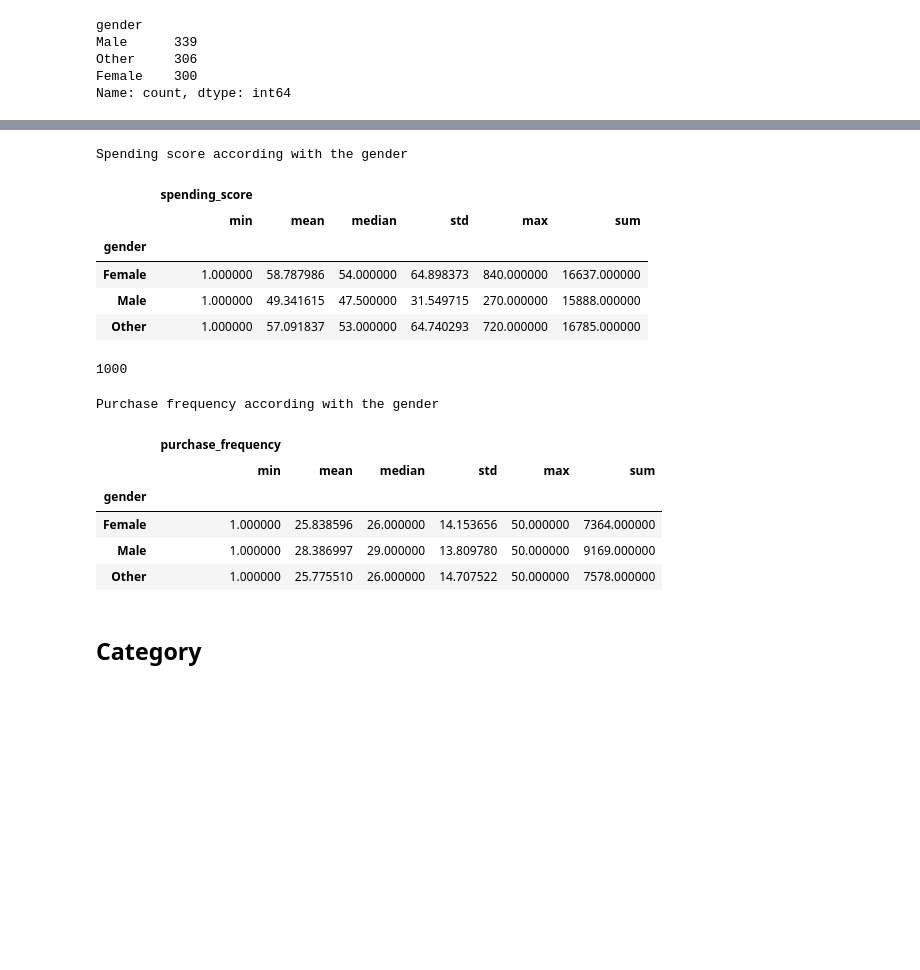
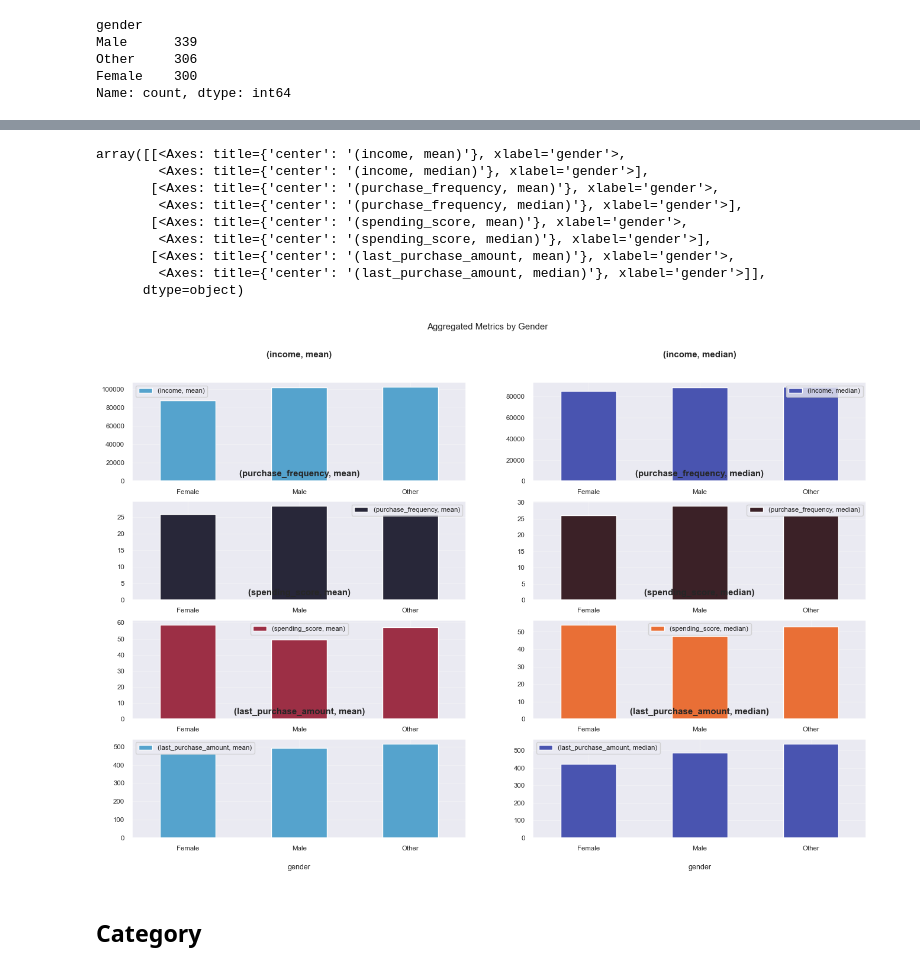
Before and after one commit to MEziliano/MLEnginnering, a Jupyter notebook: FI.ipynb, the cells around one changed output, grey strips where cells are left out. Saved outputs shown, nothing was run; the diff lists cells and outputs as text; code cells hidden in the pictures; blank space fills up the shorter version.

```diff
--- a/FI.ipynb
+++ b/FI.ipynb
@@ -277,27 +335,21 @@ Income according with the gender
-# %%
-pd.DataFrame(data = df.groupby(df['gender']).agg({"spending_score":['min', 'mean', 'median', 'std','max', 'sum']})).style.background_gradient().set_caption("<h3>Spending score according with the gender </h3>")
-# %% [output]
-Spending score according with the gender
-|  | spending_score |  |  |  |  |  |
-|  | min | mean | median | std | max | sum |
-| gender |  |  |  |  |  |  |
-| Female | 1.000000 | 58.787986 | 54.000000 | 64.898373 | 840.000000 | 16637.000000 |
-| Male | 1.000000 | 49.341615 | 47.500000 | 31.549715 | 270.000000 | 15888.000000 |
-| Other | 1.000000 | 57.091837 | 53.000000 | 64.740293 | 720.000000 | 16785.000000 |
-# %%
-len(df)
-# %% [output]
-1000
-# %%
-pd.DataFrame(data = df.groupby(df['gender']).agg({"purchase_frequency":['min', 'mean', 'median', 'std','max', 'sum']})).style.background_gradient().set_caption("<h3>Purchase frequency according with the gender </h3>")
-# %% [output]
-Purchase frequency according with the gender
-|  | purchase_frequency |  |  |  |  |  |
-|  | min | mean | median | std | max | sum |
-| gender |  |  |  |  |  |  |
-| Female | 1.000000 | 25.838596 | 26.000000 | 14.153656 | 50.000000 | 7364.000000 |
-| Male | 1.000000 | 28.386997 | 29.000000 | 13.809780 | 50.000000 | 9169.000000 |
-| Other | 1.000000 | 25.775510 | 26.000000 | 14.707522 | 50.000000 | 7578.000000 |
+# %%
+pd.DataFrame(data = df.groupby(df['gender']).agg({"income":['mean', 'median'],
+                                                "purchase_frequency":  ['mean', 'median'],
+                                                'spending_score':  ['mean', 'median'],
+                                                "last_purchase_amount":['mean', 'median']})
+                                                ).plot(kind='bar', figsize=(16, 10), subplots=True, layout=(4, 2),
+                                                        sharex=False, title='Aggregated Metrics by Gender', rot=360)
+# %% [output]
+array([[<Axes: title={'center': '(income, mean)'}, xlabel='gender'>,
+        <Axes: title={'center': '(income, median)'}, xlabel='gender'>],
+       [<Axes: title={'center': '(purchase_frequency, mean)'}, xlabel='gender'>,
+        <Axes: title={'center': '(purchase_frequency, median)'}, xlabel='gender'>],
+       [<Axes: title={'center': '(spending_score, mean)'}, xlabel='gender'>,
+        <Axes: title={'center': '(spending_score, median)'}, xlabel='gender'>],
+       [<Axes: title={'center': '(last_purchase_amount, mean)'}, xlabel='gender'>,
+        <Axes: title={'center': '(last_purchase_amount, median)'}, xlabel='gender'>]],
+      dtype=object)
+[figure, added]
 # %% [markdown]
 ## Category
 # %%
```
Also changed, not shown: parts of 19 cells of this notebook, 1 other file.
